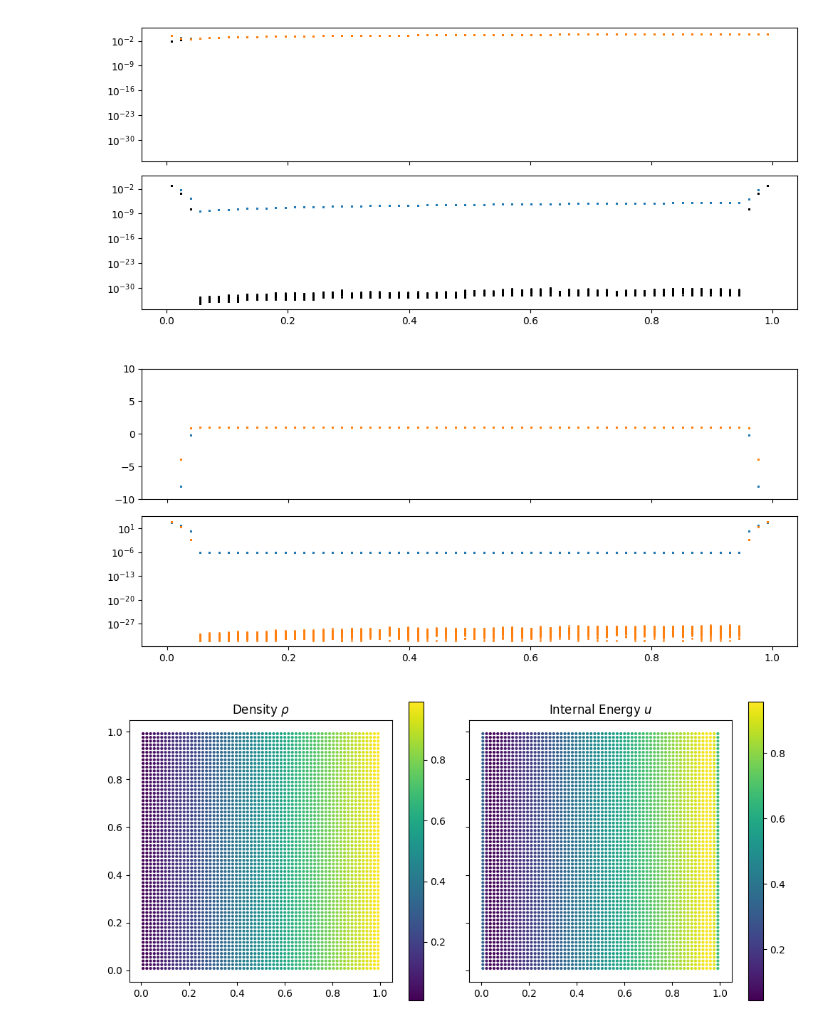
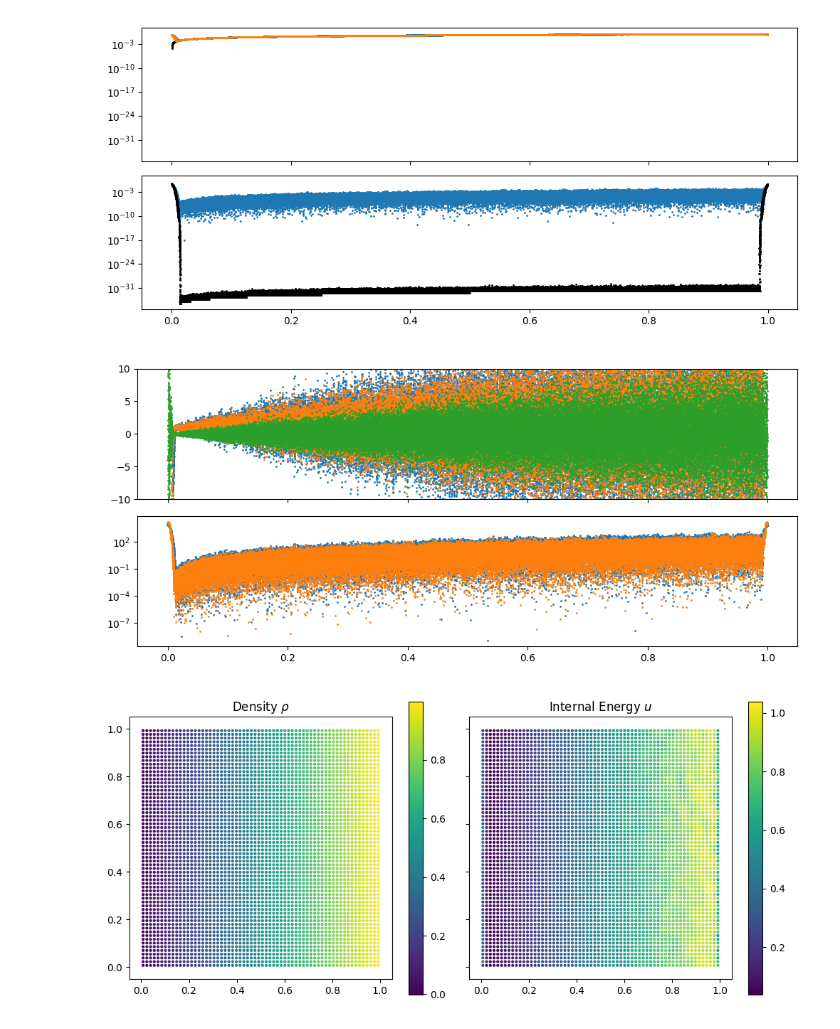
Before and after one commit to tum-pbs/diffSPH, a Jupyter notebook: reconstruction.ipynb, the cells around one changed output. Cells and saved outputs as stored; diff of their text form; code cells hidden in the pictures.

```diff
--- a/reconstruction.ipynb
+++ b/reconstruction.ipynb
@@ -36,7 +36,7 @@ targetNeighbors = n_h_to_nH(4, dim)
 CFL = 0.3
 goalRadius = 0.8
 
-nx = 64
+nx = 256
 rho0 = 1
 E0 = 1
 gamma = 5/3
@@ -551,11 +537,14 @@ m_i = jitteredState.masses[i]
 Q_j = Q[j]
 
 W_ij = correctedKernel(jitteredState.A[i], jitteredState.B[i], neighs[1])
+W_ji = correctedKernel(jitteredState.A[j], jitteredState.B[j], neighs[1], xji=True)
+W = (W_ij + W_ji) / 2
+W = W_ij
 # should be m_j for particles from the same material
 # however, this would lead to problems on the hydrostatic case
 # but that shouldnt happen?
 
-Q_RK = scatter_sum(Q_j * V_j * W_ij, i, dim = 0, dim_size=jitteredState.positions.shape[0])
+Q_RK = scatter_sum(Q_j * V_j * W, i, dim = 0, dim_size=jitteredState.positions.shape[0])
 # termB = scatter_sum(V_j * V_j * W_ij, i, dim = 0, dim_size=jitteredState.positions.shape[0])
 
 Q_grad_RK = torch.zeros_like(jitteredState.positions)
@@ -564,7 +553,8 @@ Q_grad_RK = torch.zeros_like(jitteredState.positions)
 gradW_ij, ai, bi, ci, di = correctedGradientKernel(jitteredState.A[i], jitteredState.B[i], jitteredState.gradA[i], jitteredState.gradB[i], neighs[1])
 gradW_ji, aj, bj, cj, dj = correctedGradientKernel(jitteredState.A[j], jitteredState.B[j], jitteredState.gradA[j], jitteredState.gradB[j], neighs[1], xji=True)
 gradW = -gradW_ji
-# gradW = gradW_ji
+gradW = (gradW_ij - gradW_ji) / 2
+# gradW = gradW_ij
 
 Q_grad_RK = scatter_sum((Q_j * V_j)[:,None] * gradW, i, dim = 0, dim_size=jitteredState.positions.shape[0])
 
@@ -620,25 +610,28 @@ axis[1,0].set_yscale('log')
 
 fig.tight_layout()
 # %% [output]
-[figure, old version]
+[figure, new version]
 # %%
 fig, axis = plt.subplots(2, 1, figsize=(10, 4.5), squeeze=False, sharex=True, sharey=False)
 
 axis[0,0].scatter(jitteredState.positions[:,0].cpu().numpy(), Q_grad[:,0].cpu().numpy(), s=1, cmap='viridis')
 axis[0,0].scatter(jitteredState.positions[:,0].cpu().numpy(), Q_grad_RK[:,0].cpu().numpy(), s=1, cmap='viridis')
 
 axis[1,0].scatter(jitteredState.positions[:,0].cpu().numpy(), (Q_grad[:,0].cpu().numpy() - 1)**2, s=1, cmap='viridis')
 axis[1,0].scatter(jitteredState.positions[:,0].cpu().numpy(), (Q_grad_RK[:,0].cpu().numpy() - 1)**2, s=1, cmap='viridis')
 
+# axis[0,0].scatter(jitteredState.positions[:,0].cpu().numpy(), Q_grad[:,1].cpu().numpy(), s=1, cmap='viridis')
+axis[0,0].scatter(jitteredState.positions[:,0].cpu().numpy(), Q_grad_RK[:,1].cpu().numpy(), s=1, cmap='viridis')
+
 # axis[1,0].set_xlim(0.1, 0.9)
 axis[1,0].set_yscale('log')
 
 axis[0,0].set_ylim(-10,10)
 
 
 fig.tight_layout()
 # %% [output]
-[figure, old version]
+[figure, new version]
 # %%
 
 
@@ -692,7 +685,7 @@ internalEnergyPlotState = visualizeParticles(fig, axis[0,1],
 
 fig.tight_layout()
 # %% [output]
-[figure, old version]
+[figure, new version]
 # %%
 fig, axis = plt.subplots(2, 1, figsize=(10, 4.5), squeeze=False, sharex=True, sharey=True)
 
```
Also changed, not shown: parts of 9 cells of this notebook, 6 other files.
